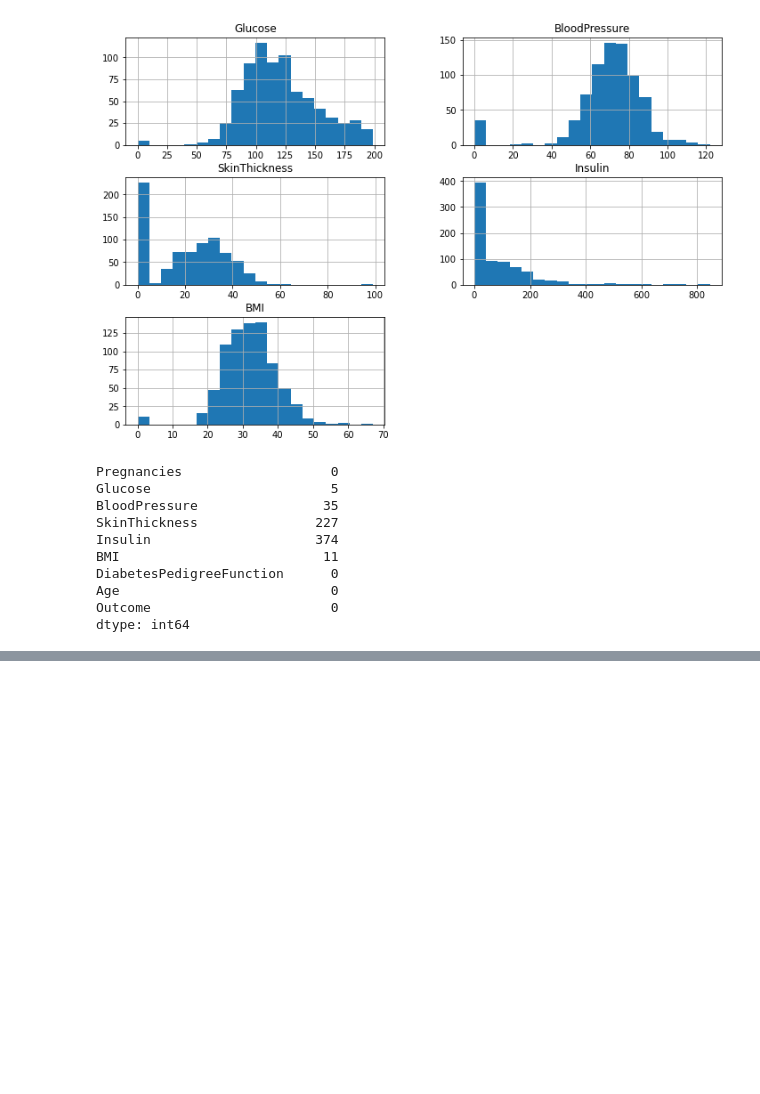
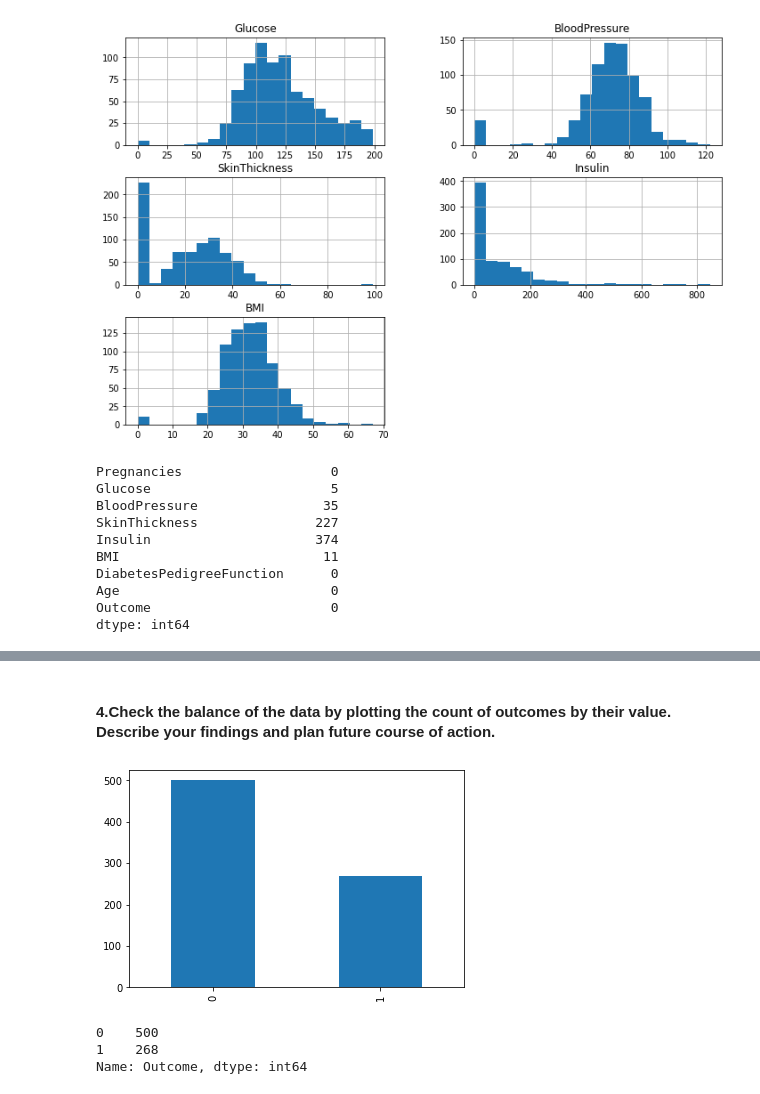
Before and after one commit to SaiVarad1/Healthcare_Capstone, a Jupyter notebook: Diabetes_Analysis.ipynb, the cells around one changed output, grey strips where cells are left out. Drawn from its saved outputs; the diff is of its cells as text; code cells hidden in the pictures; blank space fills up the shorter version.

```diff
--- a/Diabetes_Analysis.ipynb
+++ b/Diabetes_Analysis.ipynb
@@ -165,0 +171,14 @@ plt.show()# normal distribution
+# %% [markdown]
+#### 4.Check the balance of the data by plotting the count of outcomes by their value. Describe your findings and plan future course of action.
+# %%
+#outcomes in this case is their diabetic status
+df_diabetes["Outcome"].value_counts().plot(kind="bar")
+plt.show()
+# %% [output]
+[figure, added]
+# %%
+df_diabetes["Outcome"].value_counts()
+# %% [output]
+0    500
+1    268
+Name: Outcome, dtype: int64
```
Also changed, not shown: parts of 21 cells of this notebook.
